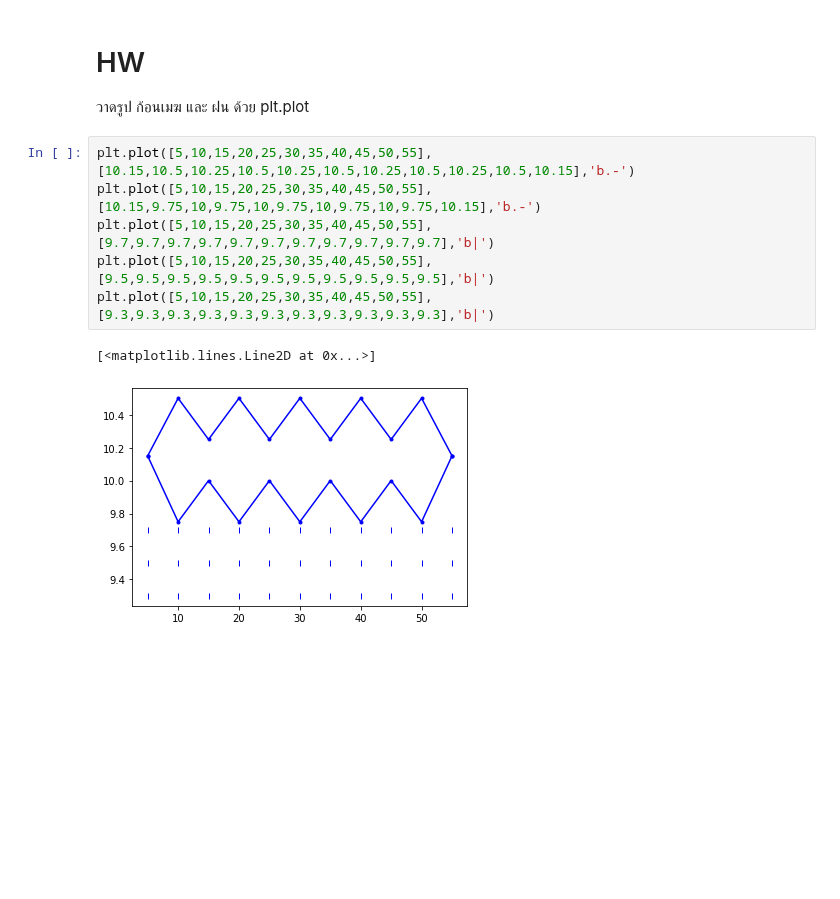
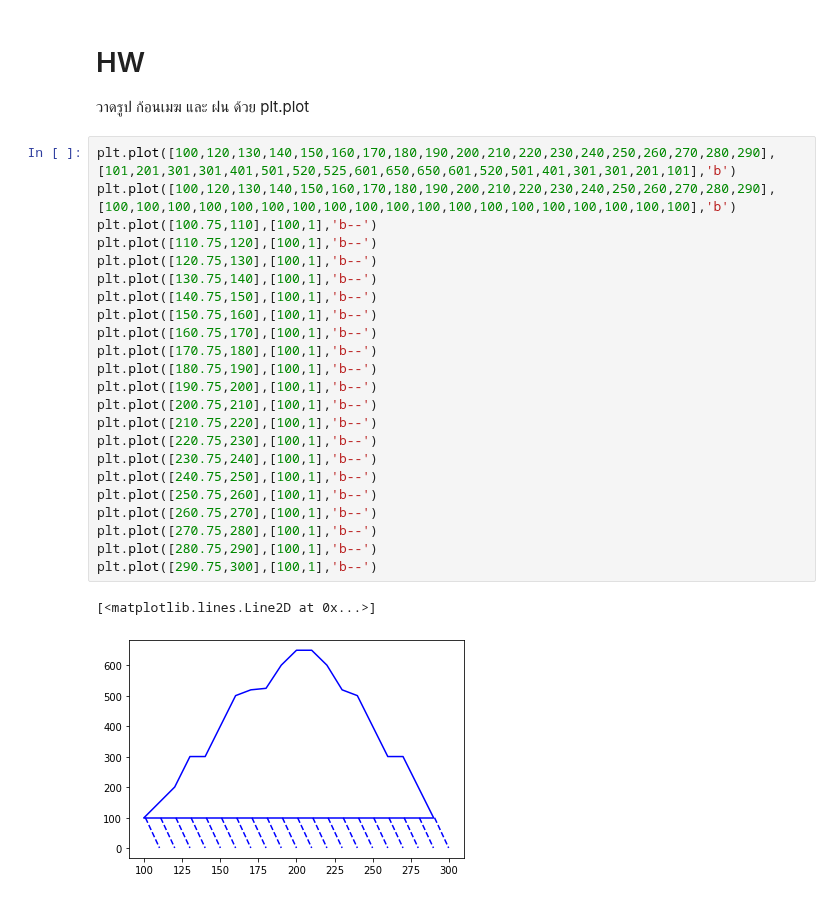
Before and after one commit to kittimaxz/data_viz_2022, a Jupyter notebook: DataViz04_Data_Comparison.ipynb, the cells around one changed output. Drawn from its saved outputs; the diff is of its cells as text; blank space fills up the shorter version.

```diff
--- a/DataViz04_Data_Comparison.ipynb
+++ b/DataViz04_Data_Comparison.ipynb
@@ -153,12 +153,29 @@ Text(0, 0.5, 'size (cm)')
 # %% [markdown]
 # HW
 วาดรูป ก้อนเมฆ และ ฝน ด้วย plt.plot
-# %%
-plt.plot([5,10,15,20,25,30,35,40,45,50,55],[10.15,10.5,10.25,10.5,10.25,10.5,10.25,10.5,10.25,10.5,10.15],'b.-')
-plt.plot([5,10,15,20,25,30,35,40,45,50,55],[10.15,9.75,10,9.75,10,9.75,10,9.75,10,9.75,10.15],'b.-')
-plt.plot([5,10,15,20,25,30,35,40,45,50,55],[9.7,9.7,9.7,9.7,9.7,9.7,9.7,9.7,9.7,9.7,9.7],'b|')
-plt.plot([5,10,15,20,25,30,35,40,45,50,55],[9.5,9.5,9.5,9.5,9.5,9.5,9.5,9.5,9.5,9.5,9.5],'b|')
-plt.plot([5,10,15,20,25,30,35,40,45,50,55],[9.3,9.3,9.3,9.3,9.3,9.3,9.3,9.3,9.3,9.3,9.3],'b|')
-# %% [output]
-[<matplotlib.lines.Line2D at 0x...>]
-[figure, removed]
+# %%
+plt.plot([100,120,130,140,150,160,170,180,190,200,210,220,230,240,250,260,270,280,290],[101,201,301,301,401,501,520,525,601,650,650,601,520,501,401,301,301,201,101],'b')
+plt.plot([100,120,130,140,150,160,170,180,190,200,210,220,230,240,250,260,270,280,290],[100,100,100,100,100,100,100,100,100,100,100,100,100,100,100,100,100,100,100],'b')
+plt.plot([100.75,110],[100,1],'b--')
+plt.plot([110.75,120],[100,1],'b--')
+plt.plot([120.75,130],[100,1],'b--')
+plt.plot([130.75,140],[100,1],'b--')
+plt.plot([140.75,150],[100,1],'b--')
+plt.plot([150.75,160],[100,1],'b--')
+plt.plot([160.75,170],[100,1],'b--')
+plt.plot([170.75,180],[100,1],'b--')
+plt.plot([180.75,190],[100,1],'b--')
+plt.plot([190.75,200],[100,1],'b--')
+plt.plot([200.75,210],[100,1],'b--')
+plt.plot([210.75,220],[100,1],'b--')
+plt.plot([220.75,230],[100,1],'b--')
+plt.plot([230.75,240],[100,1],'b--')
+plt.plot([240.75,250],[100,1],'b--')
+plt.plot([250.75,260],[100,1],'b--')
+plt.plot([260.75,270],[100,1],'b--')
+plt.plot([270.75,280],[100,1],'b--')
+plt.plot([280.75,290],[100,1],'b--')
+plt.plot([290.75,300],[100,1],'b--')
+# %% [output]
+[<matplotlib.lines.Line2D at 0x...>]
+[figure, added]
```
